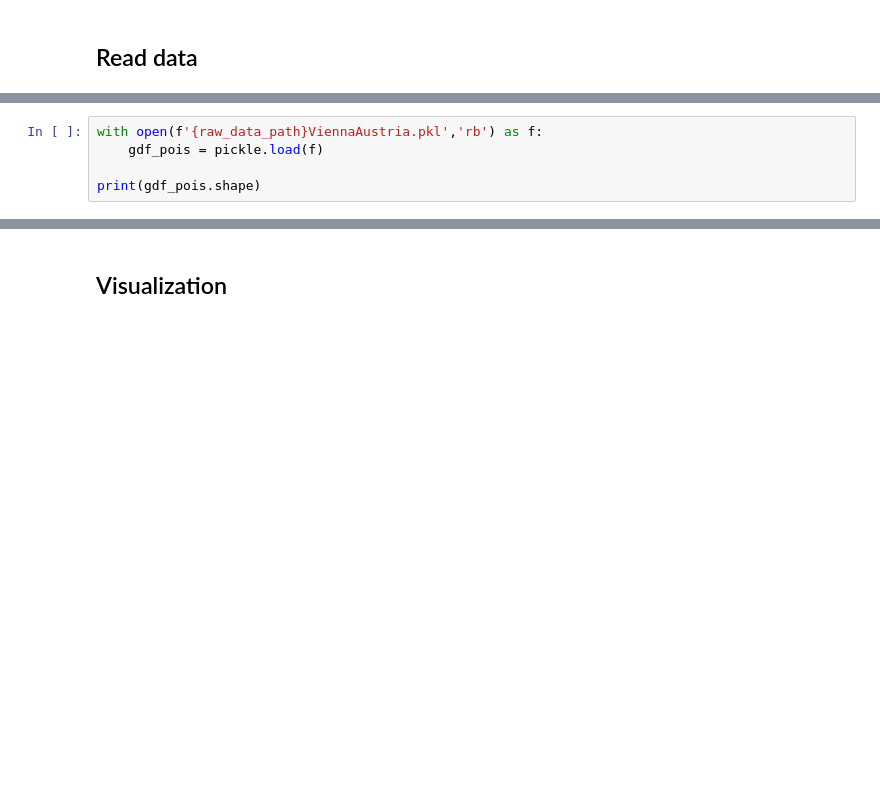
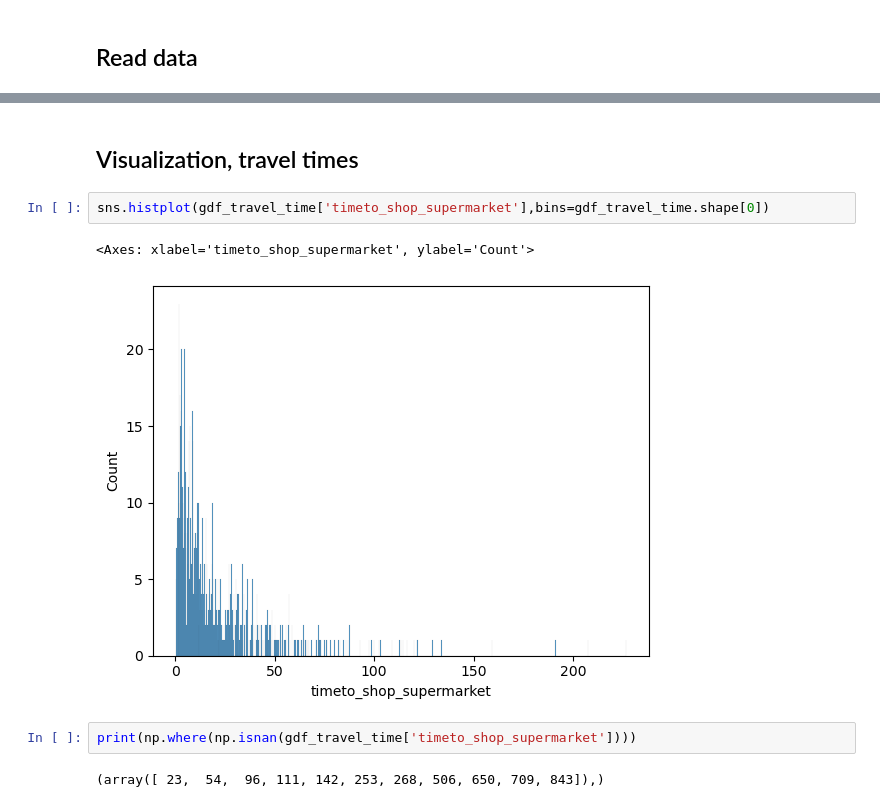
Before and after one commit to pierobirelloPB/15_min, a Jupyter notebook: notebooks/travel_times_example.ipynb, the cells around one changed output, grey strips where cells are left out. Saved outputs shown, nothing was run; the diff lists cells and outputs as text; blank space fills up the shorter version.

```diff
--- a/notebooks/travel_times_example.ipynb
+++ b/notebooks/travel_times_example.ipynb
@@ -62,8 +74,3 @@ os.listdir(raw_data_path)
  'ViennaAustria_networks.pkl',
  'ViennaAustria_r8_nearest_loc.pkl',
  'ViennaAustria_r8_hex_grid.pkl']
-# %%
-with open(f'{raw_data_path}ViennaAustria.pkl','rb') as f:
-    gdf_pois = pickle.load(f)
-
-print(gdf_pois.shape)
@@ -94,2 +125,11 @@ display(gdf_nearest_loc.head(5))
 # %% [markdown]
-## Visualization
+## Visualization, travel times
+# %%
+sns.histplot(gdf_travel_time['timeto_shop_supermarket'],bins=gdf_travel_time.shape[0])
+# %% [output]
+<Axes: xlabel='timeto_shop_supermarket', ylabel='Count'>
+[figure, added]
+# %%
+print(np.where(np.isnan(gdf_travel_time['timeto_shop_supermarket'])))
+# %% [output]
+(array([ 23,  54,  96, 111, 142, 253, 268, 506, 650, 709, 843]),)
```
Also changed, not shown: parts of 14 cells of this notebook, 6 other files.
